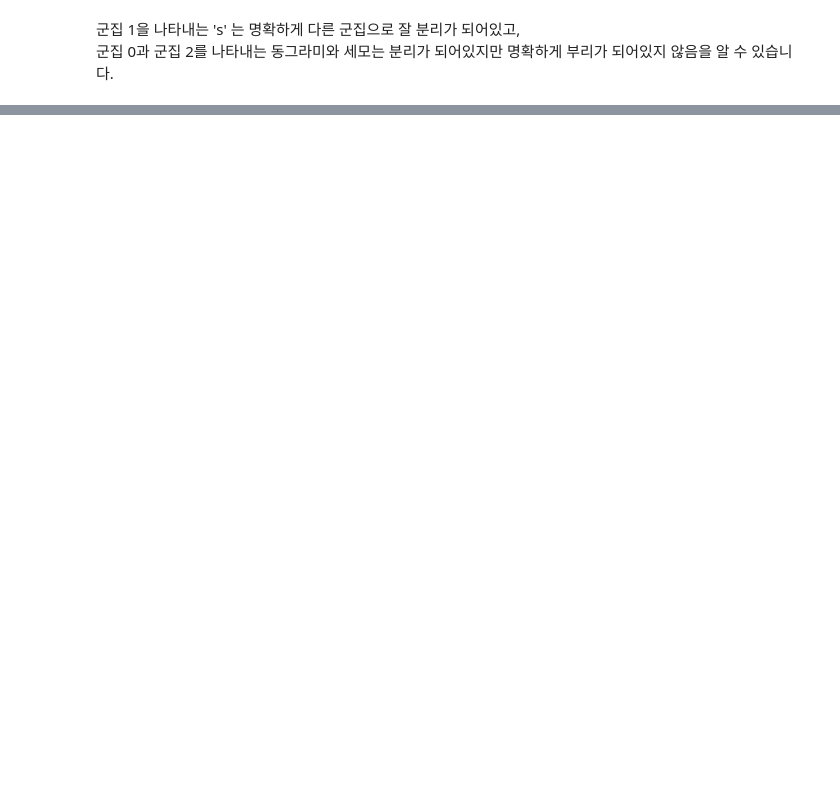
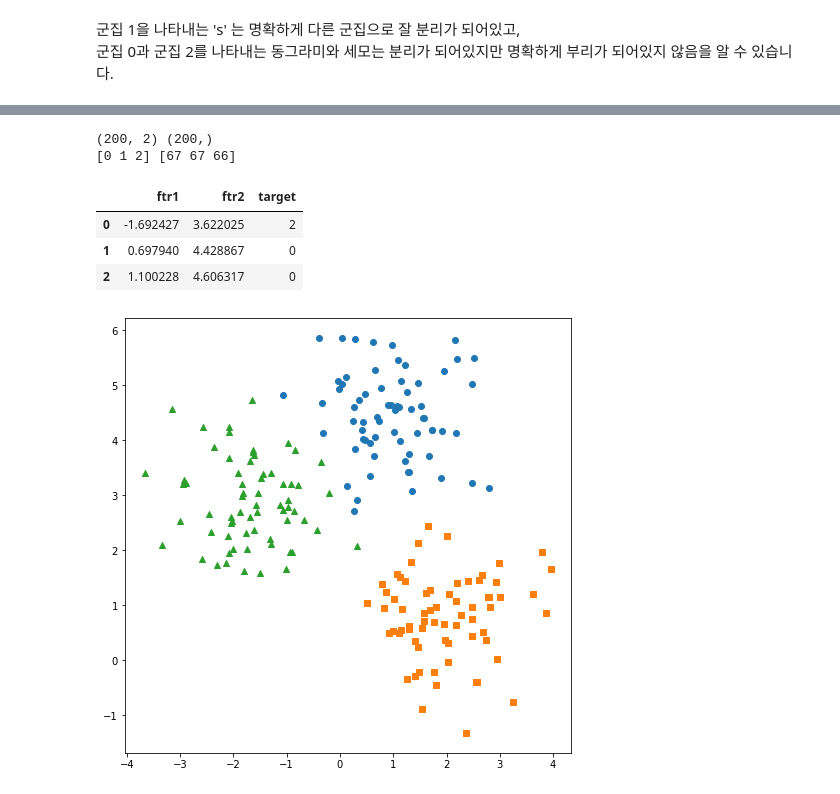
Before and after one commit to HwangHanJae/ml-definitive-guide-pratice, a Jupyter notebook: clustering/kmeans.ipynb, the cells around one changed output, grey strips where cells are left out. Drawn from its saved outputs; the diff is of its cells as text; code cells hidden in the pictures; blank space fills up the shorter version.

```diff
--- a/clustering/kmeans.ipynb
+++ b/clustering/kmeans.ipynb
@@ -190,0 +209,41 @@ plt.show()
+# %%
+import pandas as pd
+import numpy as np
+import matplotlib.pyplot as plt
+from sklearn.cluster import KMeans
+from sklearn.datasets import make_blobs
+
+#샘플수 : 200, 피처수 : 2, 군집수 : 3, 표준편차 : 0.8 데이터 생성
+X, y = make_blobs(n_samples=200, n_features=2, centers=3, cluster_std = 0.8, random_state=0)
+print(X.shape, y.shape)
+
+#y target 값의 분포를 확인
+unique, counts = np.unique(y, return_counts=True)
+print(unique, counts)
+# %% [output]
+(200, 2) (200,)
+[0 1 2] [67 67 66]
+# %%
+cluster_df = pd.DataFrame(data=X, columns=['ftr1','ftr2'])
+cluster_df['target'] = y
+cluster_df.head(3)
+# %% [output]
+|  | ftr1 | ftr2 | target |
+| 0 | -1.692427 | 3.622025 | 2 |
+| 1 | 0.697940 | 4.428867 | 0 |
+| 2 | 1.100228 | 4.606317 | 0 |
+# %%
+# 만들어진 데이터 세트를 시각화
+target_list = np.unique(y)
+
+#각 타깃별 산점도 마커 값
+markers = ['o', 's', '^','P','D','H','x']
+
+#3개의 군집 영역으로 구분한 데이터 세트를 생성했으므로 target_list는 [0,1,2]
+plt.figure(figsize=(8,8))
+for target in target_list:
+  target_cluster = cluster_df.loc[cluster_df["target"]==target]
+  plt.scatter(x=target_cluster['ftr1'], y=target_cluster['ftr2'], marker=markers[target])
+plt.show()
+# %% [output]
+[figure, added]
```
Also changed, not shown: parts of 12 cells of this notebook.
